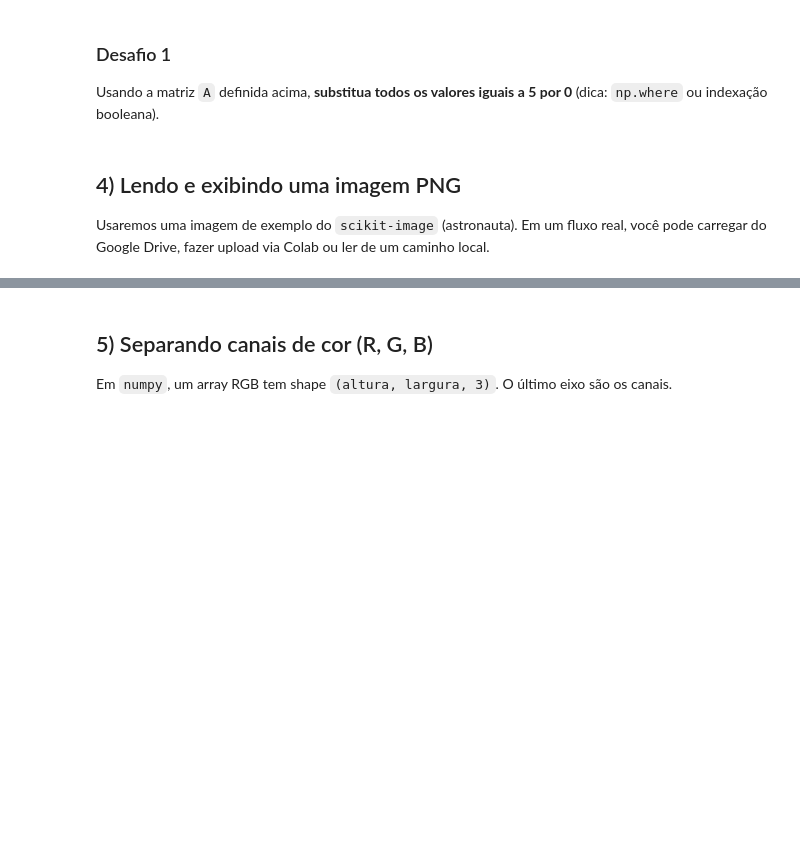
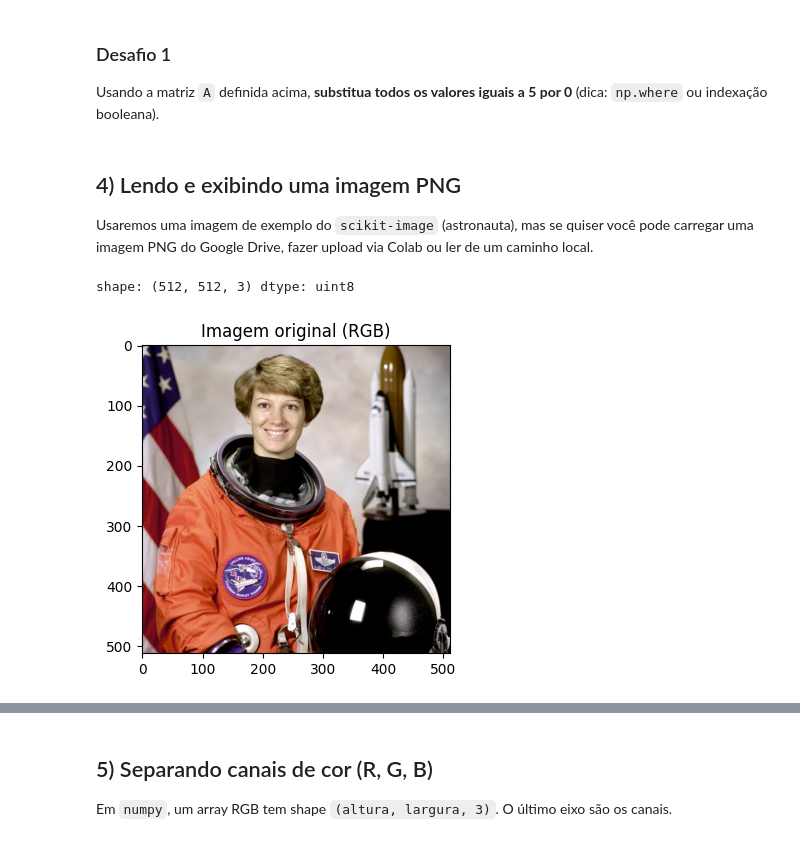
Before and after one commit to guirco/ufpel-pdi, a Jupyter notebook: LAB0_IntroPython.ipynb, the cells around one changed output, grey strips where cells are left out. Cells and saved outputs as stored; diff of their text form; code cells hidden in the pictures; blank space fills up the shorter version.

```diff
--- a/LAB0_IntroPython.ipynb
+++ b/LAB0_IntroPython.ipynb
@@ -96,15 +94,18 @@ A2[A2 == 5] = 0
 print(A2)
 # %% [markdown]
 ## 4) Lendo e exibindo uma imagem PNG
-Usaremos uma imagem de exemplo do `scikit-image` (astronauta). Em um fluxo real, você pode carregar do Google Drive, fazer upload via Colab ou ler de um caminho local.
+Usaremos uma imagem de exemplo do `scikit-image` (astronauta), mas se quiser você pode carregar uma imagem PNG do Google Drive, fazer upload via Colab ou ler de um caminho local.
 # %%
 # Carrega uma imagem de exemplo (colorida, RGB)
 img = data.astronaut()  # shape (512, 512, 3), dtype uint8
 print("shape:", img.shape, "dtype:", img.dtype)
 
 # Exibe com Matplotlib (atenção: imshow espera RGB com valores 0..255 (uint8) ou 0..1 (float))
 plt.figure(figsize=(4,4))
 plt.imshow(img)
 plt.title("Imagem original (RGB)")
-plt.axis('off')
+#plt.axis('off')
 plt.show()
+# %% [output]
+shape: (512, 512, 3) dtype: uint8
+[figure, added]
```
Also changed, not shown: parts of 3 cells of this notebook.
